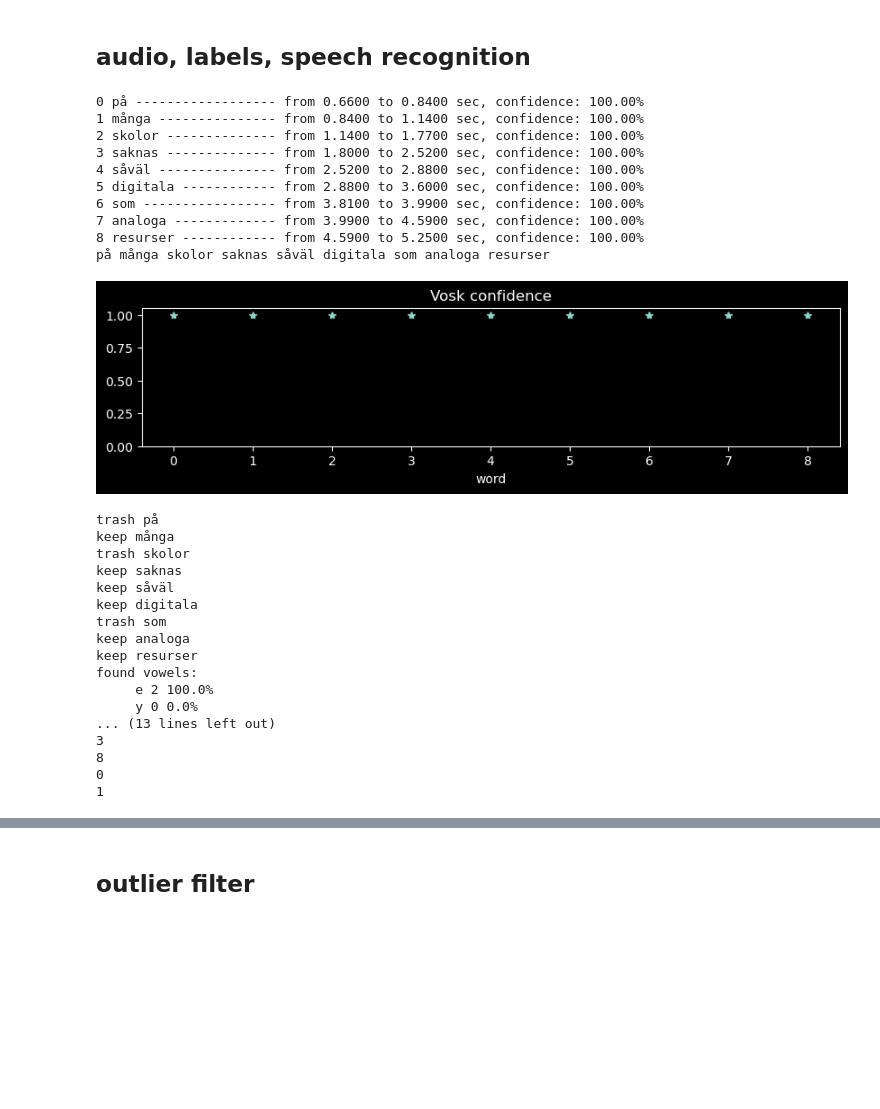
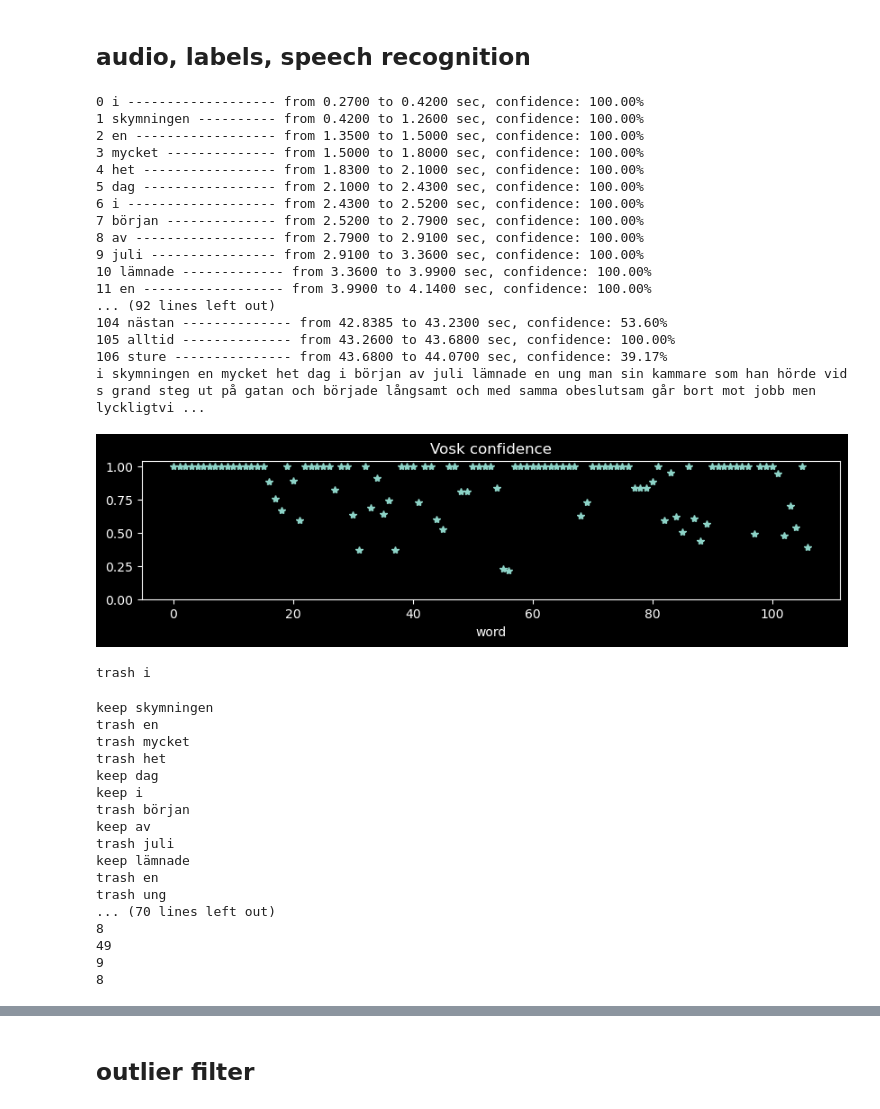
Before and after one commit to TobiasBjork/VowelProject, a Jupyter notebook: evaluation_labels.ipynb, the cells around one changed output, grey strips where cells are left out. Cells and saved outputs as stored; diff of their text form; code cells hidden in the pictures; blank space fills up the shorter version.

Commit message:
updated score_vs_label

```diff
--- a/evaluation_labels.ipynb
+++ b/evaluation_labels.ipynb
@@ -21,54 +21,61 @@ plt.close("all")
 # %% [markdown]
 ## audio, labels, speech recognition
 # %%
-# labels_path = (
-#     "example_speech_Andreas/180923214834-Y20UOTIE-text-000_vowels_timestamp_praat"
-# )
-labels_path = "wav_examples/digitala_vowels_manual_timestamps.csv"
+labels_path = (
+    "example_speech_Andreas/180923214834-Y20UOTIE-text-000_vowels_timestamp_praat"
+)
+#labels_path = "wav_examples/digitala_vowels_manual_timestamps.csv"
 
 labels_df = pd.read_csv(labels_path)
-# audio_path = "audio_preproc/180923214834-Y20UOTIE-text-000_pp.wav"
-audio_path = "wav_examples/digitala_resurser_sv.wav"
+audio_path = "audio_preproc/180923214834-Y20UOTIE-text-000_pp.wav"
+#audio_path = "wav_examples/digitala_resurser_sv.wav"
 
 Fs, audio = wavfile.read(audio_path)
 model_path = "models/vosk-model-small-sv-rhasspy-0.15/"
 
 if "model" not in locals():
     model = Model(model_path)
 
 words = tools.rec_vosk(audio_path, model, print_summary=True)
 
 text = " ".join([w["word"] for w in words])
 
 # get all vowels
 for w in words:
     w["vowels"] = tools.checkVowels(w["word"], tools.VOWELS_SV)
 
 
 print(text)
 plt.figure(figsize=(10, 2))
 plt.plot([w["conf"] for w in words], "*")
 plt.title("Vosk confidence")
 plt.xlabel("word")
 plt.ylim(bottom=0)
 plt.show()
 # %% [output]
-0 på ------------------ from 0.6600 to 0.8400 sec, confidence: 100.00%
-1 många --------------- from 0.8400 to 1.1400 sec, confidence: 100.00%
-2 skolor -------------- from 1.1400 to 1.7700 sec, confidence: 100.00%
-3 saknas -------------- from 1.8000 to 2.5200 sec, confidence: 100.00%
-4 såväl --------------- from 2.5200 to 2.8800 sec, confidence: 100.00%
-5 digitala ------------ from 2.8800 to 3.6000 sec, confidence: 100.00%
-6 som ----------------- from 3.8100 to 3.9900 sec, confidence: 100.00%
-7 analoga ------------- from 3.9900 to 4.5900 sec, confidence: 100.00%
-8 resurser ------------ from 4.5900 to 5.2500 sec, confidence: 100.00%
-på många skolor saknas såväl digitala som analoga resurser
+0 i ------------------- from 0.2700 to 0.4200 sec, confidence: 100.00%
+1 skymningen ---------- from 0.4200 to 1.2600 sec, confidence: 100.00%
+2 en ------------------ from 1.3500 to 1.5000 sec, confidence: 100.00%
+3 mycket -------------- from 1.5000 to 1.8000 sec, confidence: 100.00%
+4 het ----------------- from 1.8300 to 2.1000 sec, confidence: 100.00%
+5 dag ----------------- from 2.1000 to 2.4300 sec, confidence: 100.00%
+6 i ------------------- from 2.4300 to 2.5200 sec, confidence: 100.00%
+7 början -------------- from 2.5200 to 2.7900 sec, confidence: 100.00%
+8 av ------------------ from 2.7900 to 2.9100 sec, confidence: 100.00%
+9 juli ---------------- from 2.9100 to 3.3600 sec, confidence: 100.00%
+10 lämnade ------------- from 3.3600 to 3.9900 sec, confidence: 100.00%
+11 en ------------------ from 3.9900 to 4.1400 sec, confidence: 100.00%
+... (92 lines left out)
+104 nästan -------------- from 42.8385 to 43.2300 sec, confidence: 53.60%
+105 alltid -------------- from 43.2600 to 43.6800 sec, confidence: 100.00%
+106 sture --------------- from 43.6800 to 44.0700 sec, confidence: 39.17%
+i skymningen en mycket het dag i början av juli lämnade en ung man sin kammare som han hörde vid s grand steg ut på gatan och började långsamt och med samma obeslutsam går bort mot jobb men lyckligtvi ...
-[figure, old version]
+[figure, new version]
 # %%
 reload(tools)
 add_context = False
 fl = int(0.02 * Fs)
-grouped_frames = tools.julgran(words, audio, Fs, fl, add_context, long_frame=False)
+grouped_frames = tools.julgran(words, audio, Fs, fl, add_context, long_frame=True)
 
 vowels_in_text = {v: 0 for v in tools.VOWELS_SV}
 for c in tools.checkVowels(text, tools.VOWELS_SV):
@@ -89,23 +96,24 @@ print("total: vowels in text", sum([vowels_in_text[v] for v in vowels_in_text.ke
 for v in vowels_in_text.keys():
     print(vowels_in_text[v])
 # %% [output]
-trash på
-keep många
-trash skolor
-keep saknas
-keep såväl
-keep digitala
-trash som
-keep analoga
-keep resurser
-found vowels:
-     e 2 100.0%
-     y 0 0.0%
-... (13 lines left out)
-3
-8
-0
-1
+trash i
+keep skymningen
+trash en
+trash mycket
+trash het
+keep dag
+keep i
+trash början
+keep av
+trash juli
+keep lämnade
+trash en
+trash ung
+... (70 lines left out)
+8
+49
+9
+8
 # %%
 reload(tools)
 starts_all, stops_all, vowels_all = tools.groupedframes_to_lists(grouped_frames)
```
Also changed, not shown: parts of 3 cells of this notebook, 2 other files.
